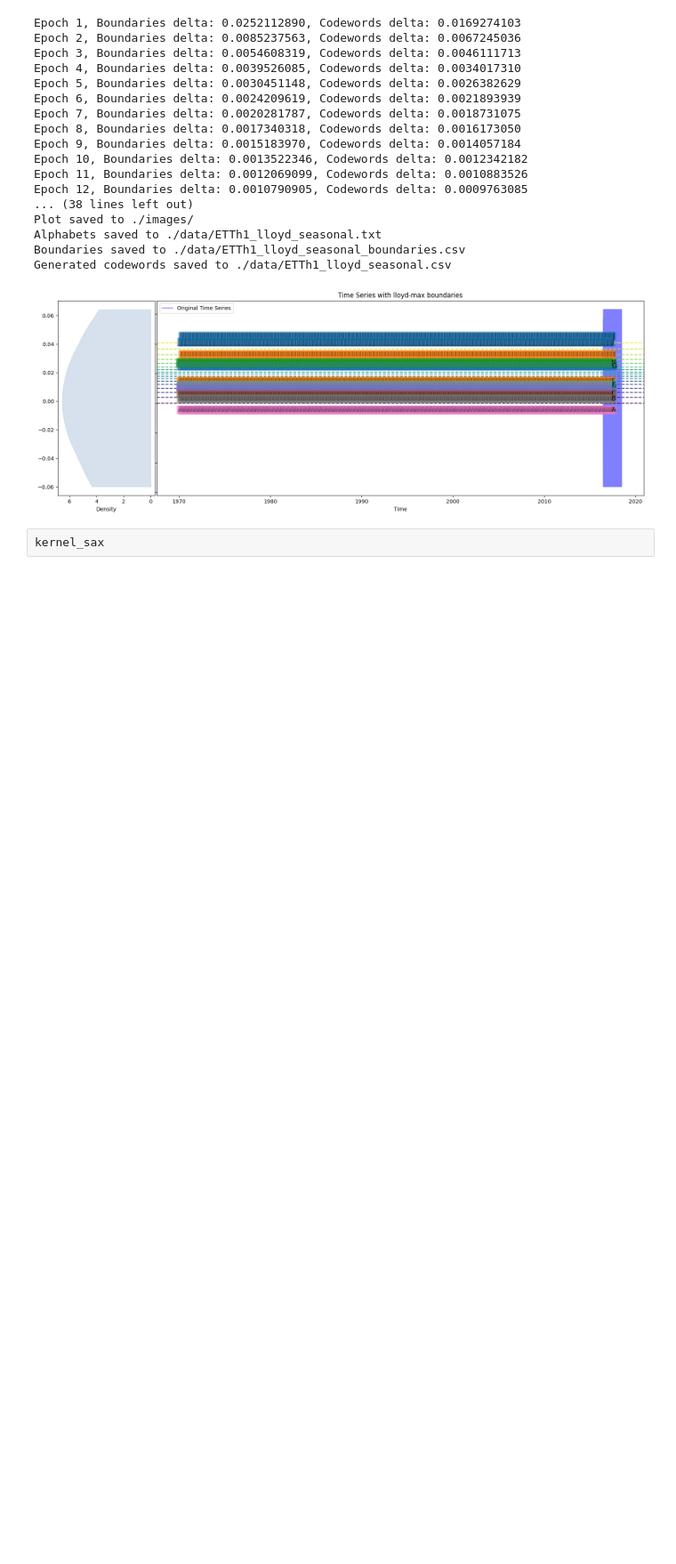
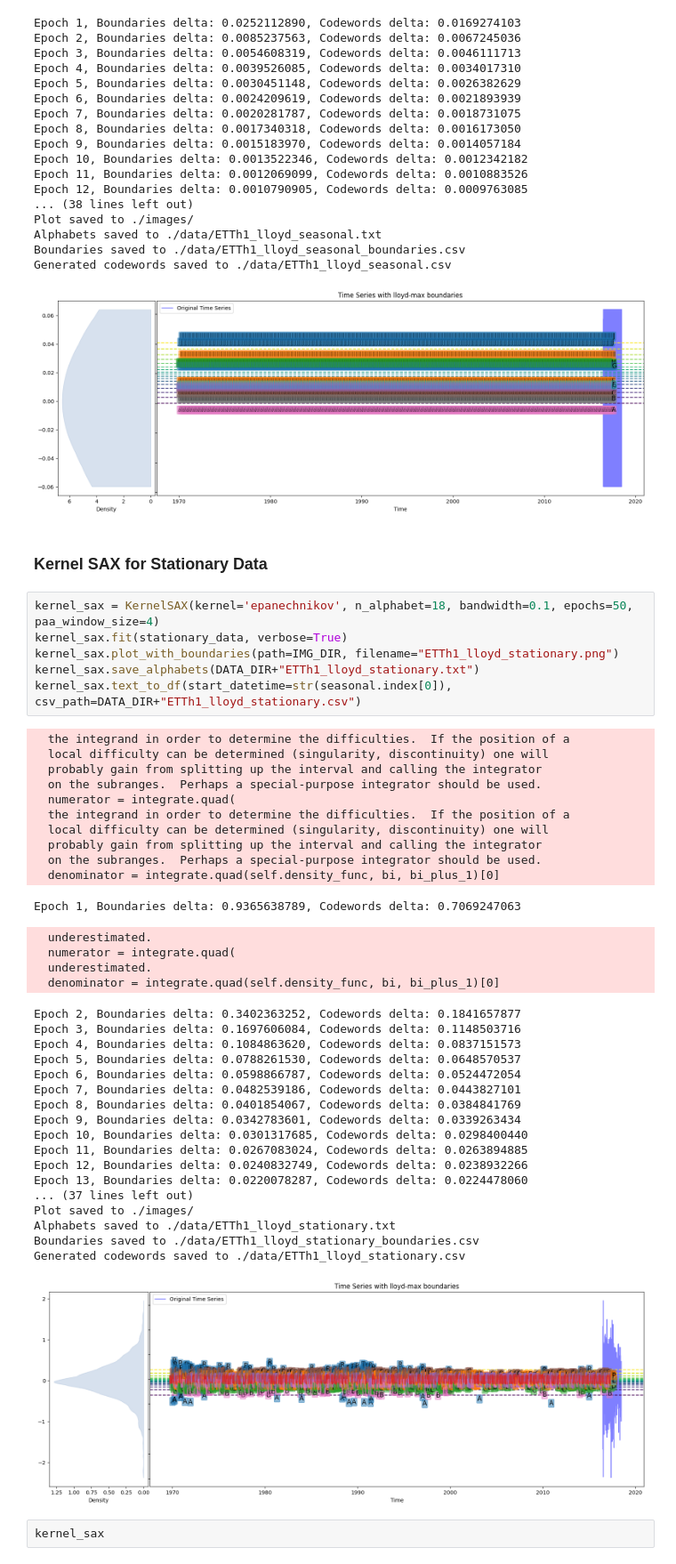
Before and after one commit to Dhanunjaya-Elluri/master-thesis, a Jupyter notebook: transformer.ipynb, the cells around one changed output. Shown at 89% size. Drawn from its saved outputs; the diff is of its cells as text; blank space fills up the shorter version.

```diff
--- a/transformer.ipynb
+++ b/transformer.ipynb
@@ -238,6 +244,48 @@ Alphabets saved to ./data/ETTh1_lloyd_seasonal.txt
 Boundaries saved to ./data/ETTh1_lloyd_seasonal_boundaries.csv
 Generated codewords saved to ./data/ETTh1_lloyd_seasonal.csv
 [figure]
+# %% [markdown]
+### Kernel SAX for Stationary Data
+# %%
+kernel_sax = KernelSAX(kernel='epanechnikov', n_alphabet=18, bandwidth=0.1, epochs=50, paa_window_size=4)
+kernel_sax.fit(stationary_data, verbose=True)
+kernel_sax.plot_with_boundaries(path=IMG_DIR, filename="ETTh1_lloyd_stationary.png")
+kernel_sax.save_alphabets(DATA_DIR+"ETTh1_lloyd_stationary.txt")
+kernel_sax.text_to_df(start_datetime=str(seasonal.index[0]), csv_path=DATA_DIR+"ETTh1_lloyd_stationary.csv")
+# %% [output]
+  the integrand in order to determine the difficulties.  If the position of a
+  local difficulty can be determined (singularity, discontinuity) one will
+  probably gain from splitting up the interval and calling the integrator
+  on the subranges.  Perhaps a special-purpose integrator should be used.
+  numerator = integrate.quad(
+  the integrand in order to determine the difficulties.  If the position of a
+  local difficulty can be determined (singularity, discontinuity) one will
+  probably gain from splitting up the interval and calling the integrator
+  on the subranges.  Perhaps a special-purpose integrator should be used.
+  denominator = integrate.quad(self.density_func, bi, bi_plus_1)[0]
+Epoch 1, Boundaries delta: 0.9365638789, Codewords delta: 0.7069247063
+  underestimated.
+  numerator = integrate.quad(
+  underestimated.
+  denominator = integrate.quad(self.density_func, bi, bi_plus_1)[0]
+Epoch 2, Boundaries delta: 0.3402363252, Codewords delta: 0.1841657877
+Epoch 3, Boundaries delta: 0.1697606084, Codewords delta: 0.1148503716
+Epoch 4, Boundaries delta: 0.1084863620, Codewords delta: 0.0837151573
+Epoch 5, Boundaries delta: 0.0788261530, Codewords delta: 0.0648570537
+Epoch 6, Boundaries delta: 0.0598866787, Codewords delta: 0.0524472054
+Epoch 7, Boundaries delta: 0.0482539186, Codewords delta: 0.0443827101
+Epoch 8, Boundaries delta: 0.0401854067, Codewords delta: 0.0384841769
+Epoch 9, Boundaries delta: 0.0342783601, Codewords delta: 0.0339263434
+Epoch 10, Boundaries delta: 0.0301317685, Codewords delta: 0.0298400440
+Epoch 11, Boundaries delta: 0.0267083024, Codewords delta: 0.0263894885
+Epoch 12, Boundaries delta: 0.0240832749, Codewords delta: 0.0238932266
+Epoch 13, Boundaries delta: 0.0220078287, Codewords delta: 0.0224478060
+... (37 lines left out)
+Plot saved to ./images/
+Alphabets saved to ./data/ETTh1_lloyd_stationary.txt
+Boundaries saved to ./data/ETTh1_lloyd_stationary_boundaries.csv
+Generated codewords saved to ./data/ETTh1_lloyd_stationary.csv
+[figure, added]
 # %%
 kernel_sax
 # %%
```
Also changed, not shown: parts of 1 cell of this notebook, 6 other files.
